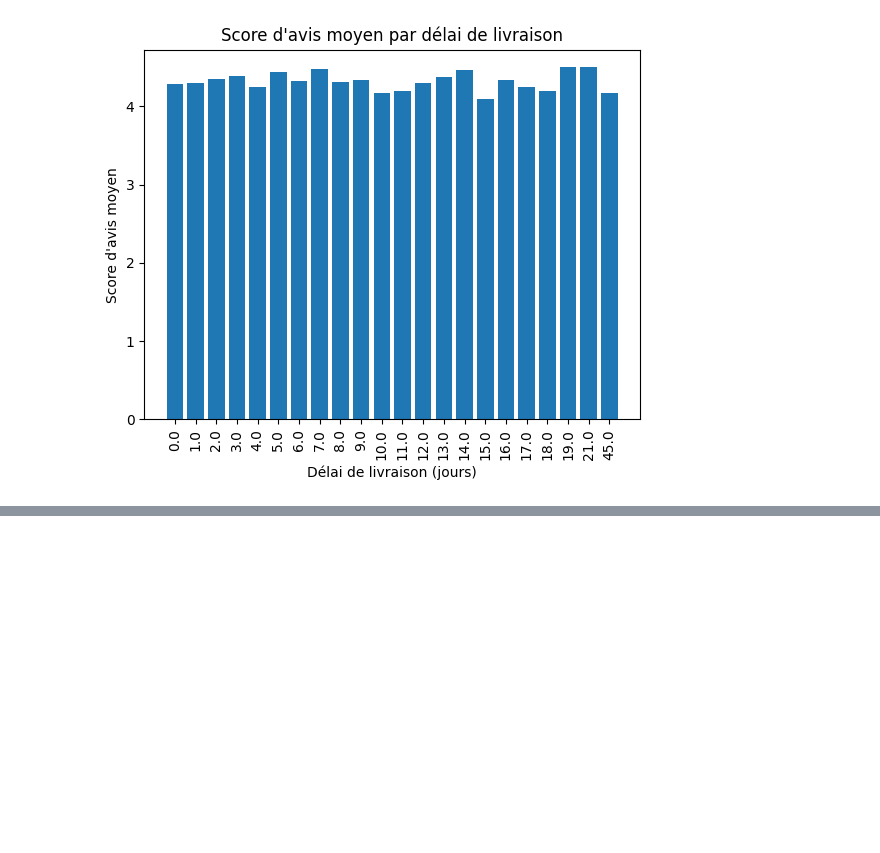
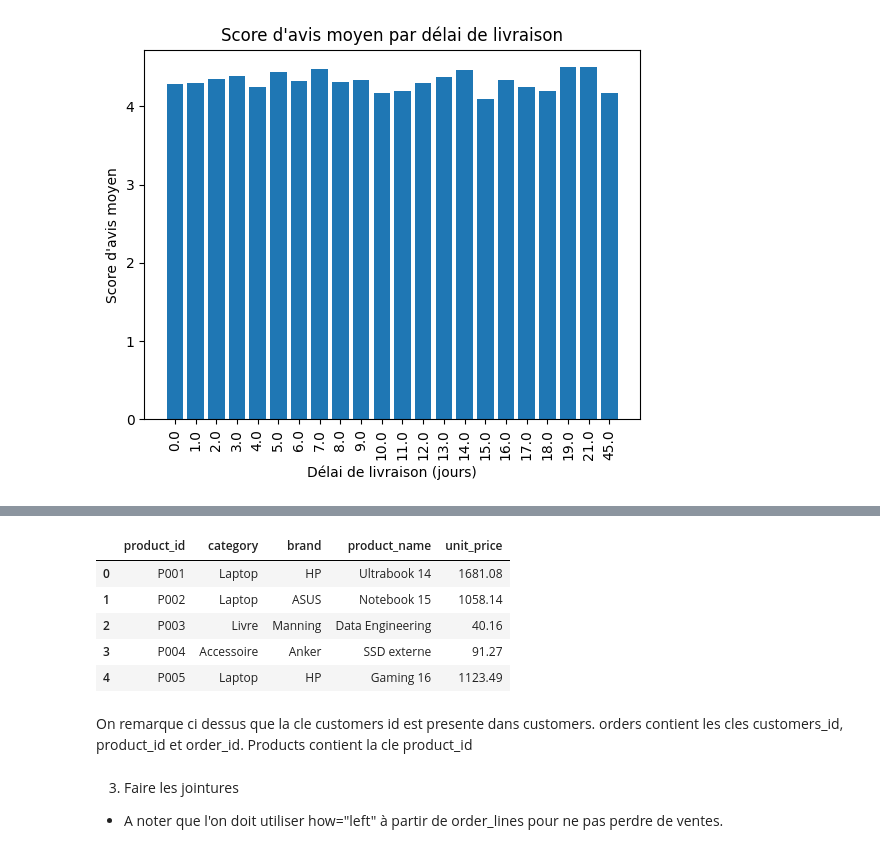
Before and after one commit to Poincare008/Mini_Projet_Pandas, a Jupyter notebook: Mini_Projet_Pandas.ipynb, the cells around one changed output, grey strips where cells are left out. Cells and saved outputs as stored; diff of their text form; code cells hidden in the pictures; blank space fills up the shorter version.

```diff
--- a/Mini_Projet_Pandas.ipynb
+++ b/Mini_Projet_Pandas.ipynb
@@ -653,0 +691,17 @@ plt.show()
+# %%
+
+
+products.head()
+# %% [output]
+|  | product_id | category | brand | product_name | unit_price |
+| 0 | P001 | Laptop | HP | Ultrabook 14 | 1681.08 |
+| 1 | P002 | Laptop | ASUS | Notebook 15 | 1058.14 |
+| 2 | P003 | Livre | Manning | Data Engineering | 40.16 |
+| 3 | P004 | Accessoire | Anker | SSD externe | 91.27 |
+| 4 | P005 | Laptop | HP | Gaming 16 | 1123.49 |
+# %% [markdown]
+On remarque ci dessus que la cle customers id est presente dans customers. orders contient les cles customers_id, product_id et order_id. Products contient la cle product_id
+# %% [markdown]
+ 3. Faire les jointures
+
+ - A noter que l'on doit utiliser how="left" à partir de order_lines pour ne pas perdre de ventes.
```
Also changed, not shown: parts of 14 cells of this notebook.
